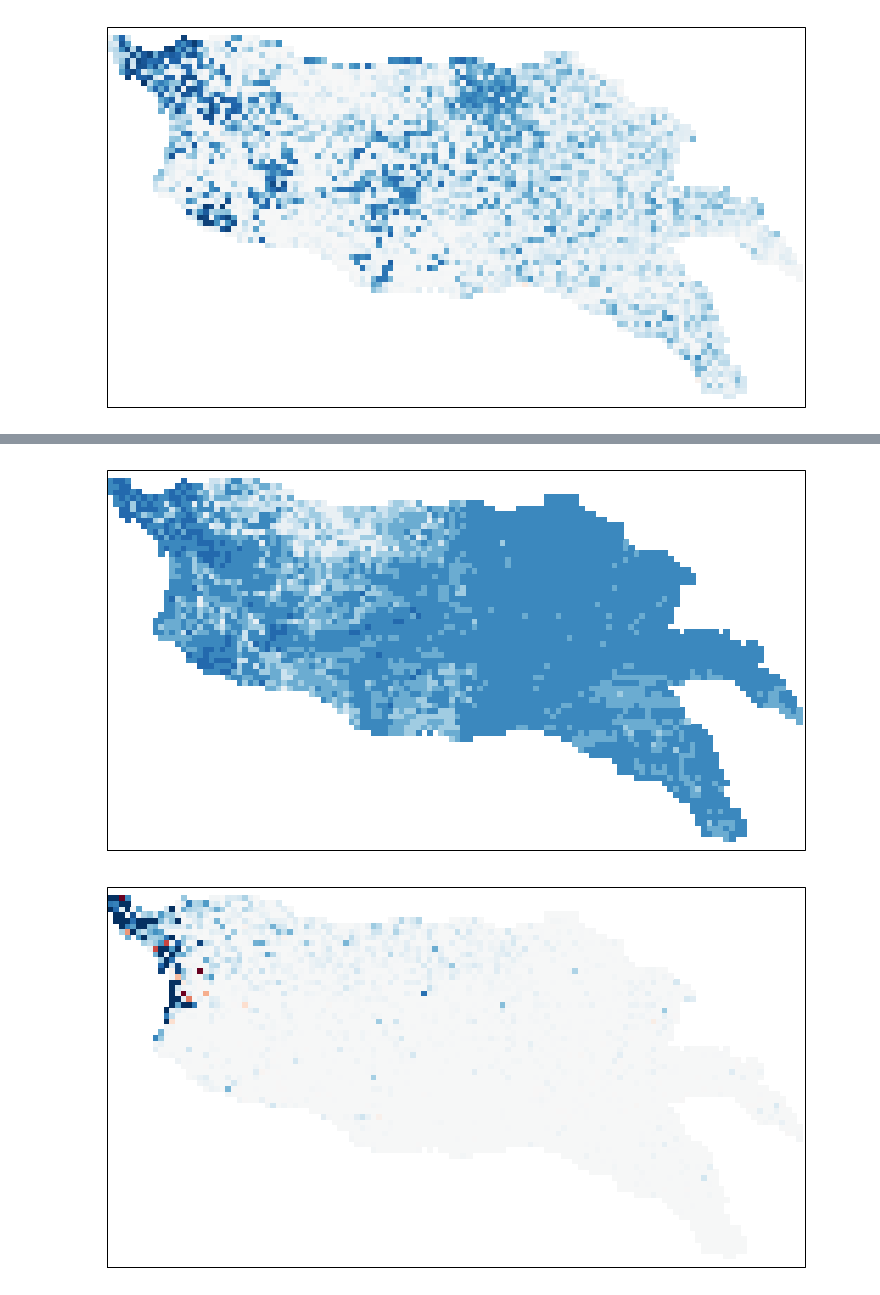
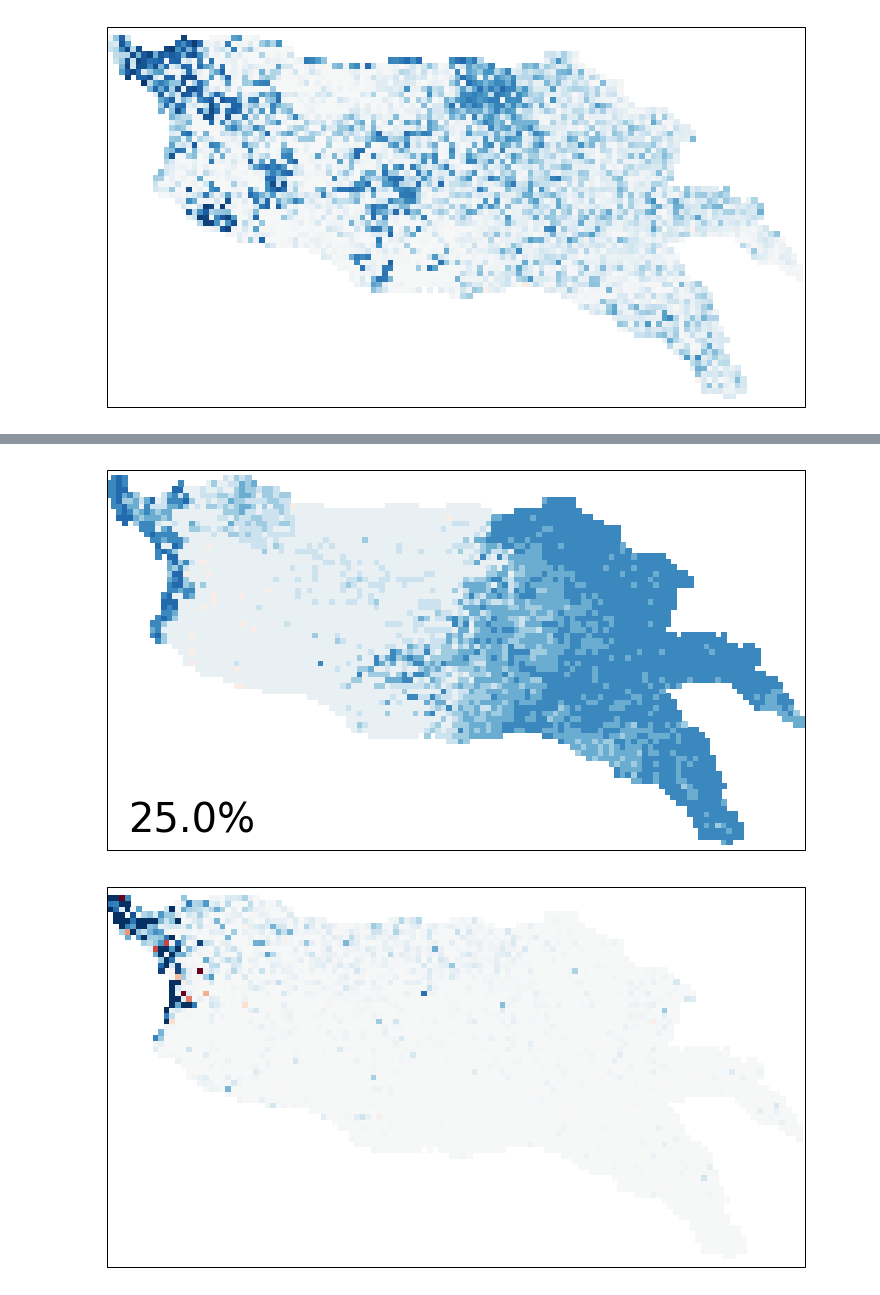
Before and after one commit to UW-Hydro/dual_DA_SMAP, a Jupyter notebook: tools/plot_analyze_results/plot_synth_maps.ipynb, the cells around one changed output, grey strips where cells are left out. Drawn from its saved outputs; the diff is of its cells as text; code cells hidden in the pictures.

```diff
--- a/tools/plot_analyze_results/plot_synth_maps.ipynb
+++ b/tools/plot_analyze_results/plot_synth_maps.ipynb
@@ -29,8 +29,9 @@ from analysis_utils import (
 # ========================================================== #
 # --- Load in config file --- #
 cfg = read_configobj('/civil/hydro/ymao/data_assim/tools/plot_analyze_results/' \
-                     'cfg/20170815.ArkRed.sm1_5.sm2_5.R_1.N32.Maurer_param.synthetic/' \
-                     'plot.synth.random1.cfg')
+                     'cfg/20180503.ArkRed.synthetic.LAI_from_veglib/' \
+                     'sm_0.5.prec_0.3.N32.no_sm3_update_only/'
+                     'plot.synth.cfg')
 # %%
 # ========================================================== #
 # Parameter setting
@@ -1550,6 +1599,12 @@ cs = pimprov_truthSM3OrigP_dailyRunoff_rmseLog.where(da_domain==1).plot.pcolorme
 #cbar.set_label('Percentage (%)', fontsize=20)
 #for t in cbar.ax.get_xticklabels():
 #    t.set_fontsize(16)
+plt.text(0.03, 0.13,
+         '{:.1f}%'.format(
+             pimprov_truthSM3OrigP_dailyRunoff_rmseLog.median().values),
+         horizontalalignment='left',
+         verticalalignment='top',
+         transform=ax.transAxes, fontsize=40)
 fig.savefig(os.path.join(output_maps_dir,
                          'pimprov_rmseLog.truthSM3OrigP.dailyRunoff.png'),
             format='png', bbox_inches='tight', pad_inches=0)
@@ -1572,6 +1627,12 @@ cs = pimprov_truthSM3OrigP_dailyBaseflow_rmseLog.where(da_domain==1).plot.pcolor
 #cbar.set_label('Percentage (%)', fontsize=20)
 #for t in cbar.ax.get_xticklabels():
 #    t.set_fontsize(16)
+plt.text(0.03, 0.13,
+         '{:.1f}%'.format(
+             pimprov_truthSM3OrigP_dailyBaseflow_rmseLog.median().values),
+         horizontalalignment='left',
+         verticalalignment='top',
+         transform=ax.transAxes, fontsize=40)
 fig.savefig(os.path.join(output_maps_dir,
                          'pimprov_rmseLog.truthSM3OrigP.dailyBaseflow.png'),
             format='png', bbox_inches='tight', pad_inches=0)
@@ -1594,6 +1655,12 @@ cs = pimprov_truthSM3OrigP_dailyTotrunoff_rmseLog.where(da_domain==1).plot.pcolo
 #cbar.set_label('Percentage (%)', fontsize=20)
 #for t in cbar.ax.get_xticklabels():
 #    t.set_fontsize(16)
+plt.text(0.03, 0.13,
+         '{:.1f}%'.format(
+             pimprov_truthSM3OrigP_dailyTotrunoff_rmseLog.median().values),
+         horizontalalignment='left',
+         verticalalignment='top',
+         transform=ax.transAxes, fontsize=40)
 plt.title("")
 fig.savefig(os.path.join(output_maps_dir,
                          'pimprov_rmseLog.truthSM3OrigP.dailyTotrunoff.png'),
@@ -1604,4 +1671,4 @@ fig.savefig(os.path.join(output_maps_dir,
-[figure, old version]
+[figure, new version]
 # %%
 # --- PIMPROV(runoff_truthSWEOrigP, RMSE) --- #
 fig = plt.figure(figsize=(14, 7))
```
Also changed, not shown: parts of 17 cells of this notebook, 49 other files.
